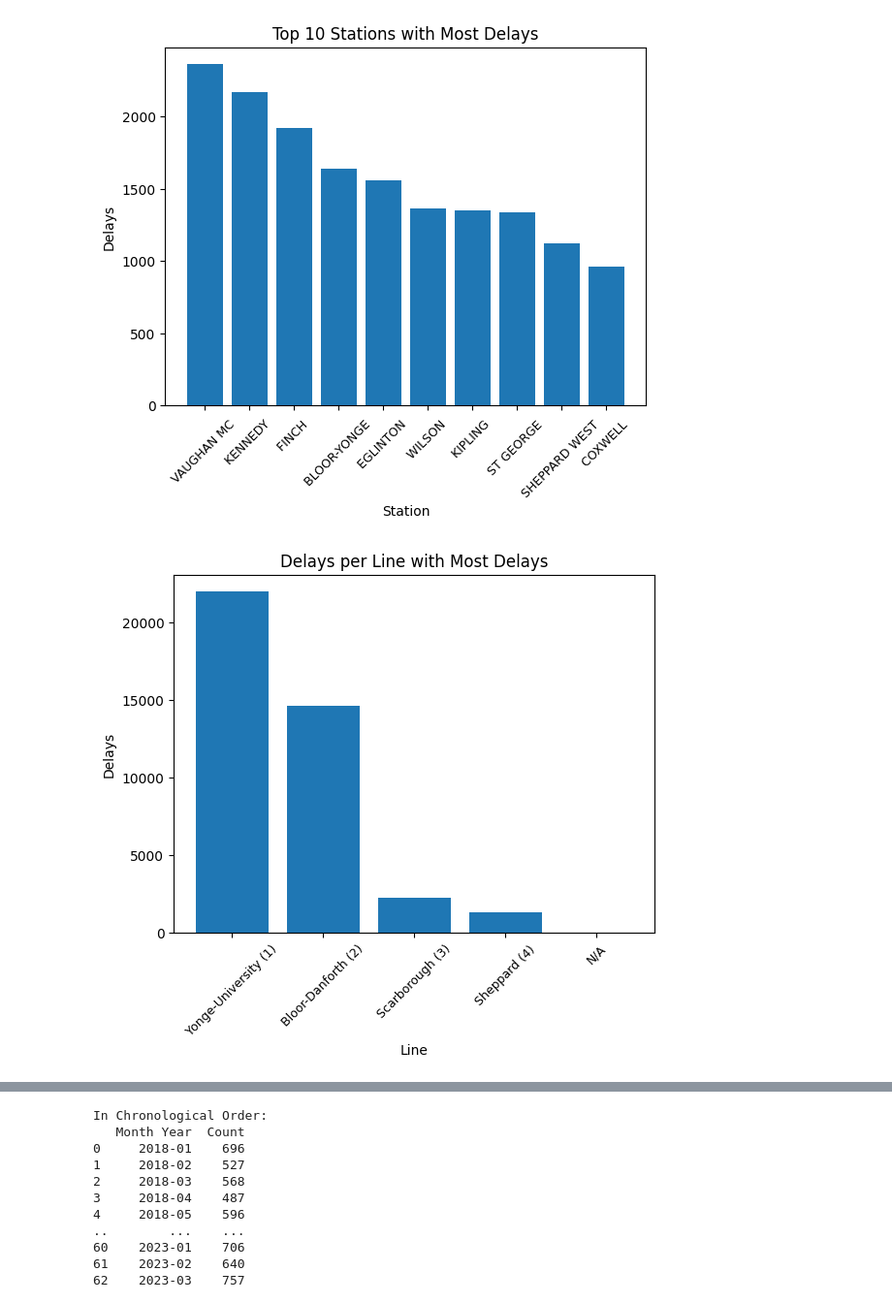
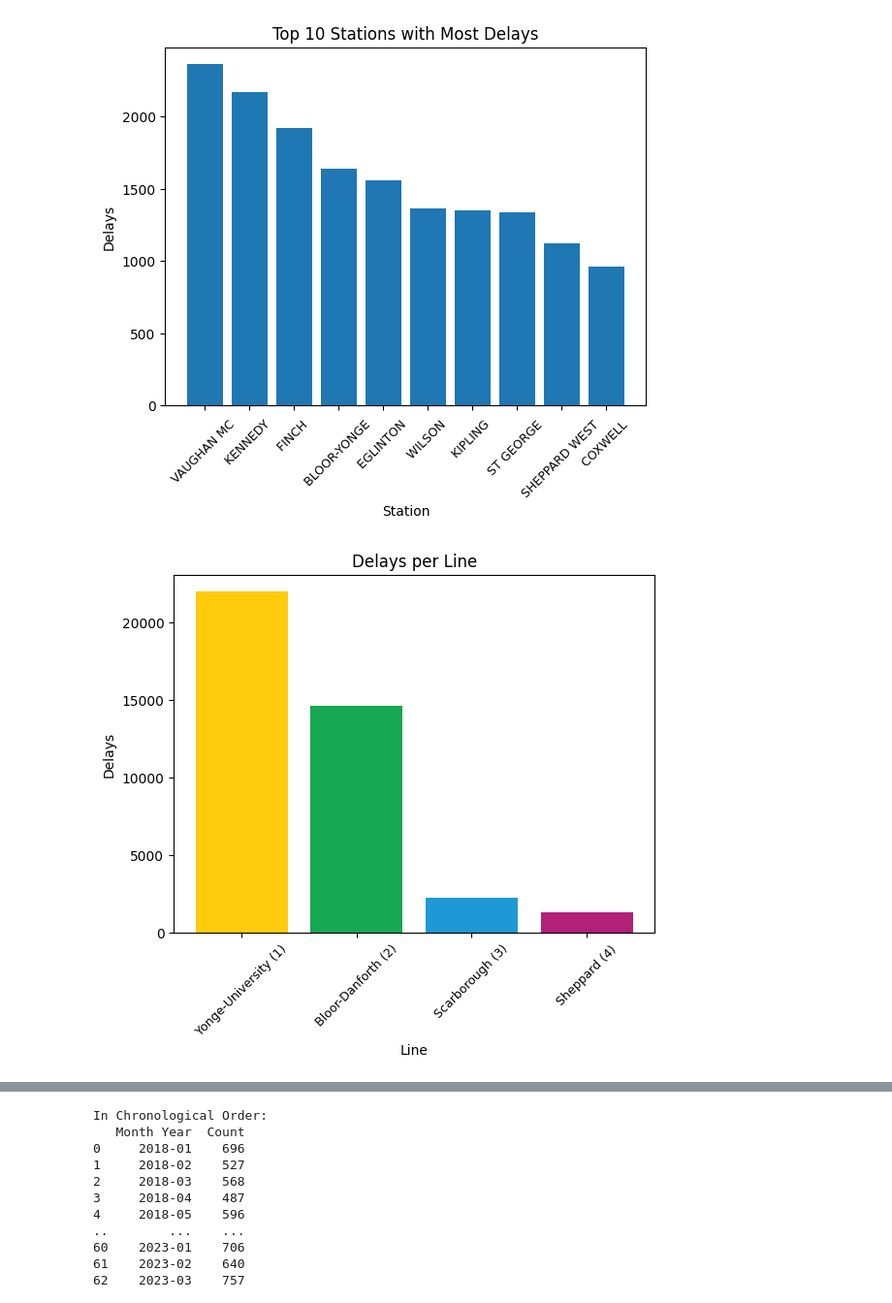
Before and after one commit to euan-nr/TTC-Incident-Reporting, a Jupyter notebook: TTC_Delays.ipynb, the cells around one changed output, grey strips where cells are left out. Shown at 97% size. Cells and saved outputs as stored; diff of their text form; code cells hidden in the pictures.

```diff
--- a/TTC_Delays.ipynb
+++ b/TTC_Delays.ipynb
@@ -45,8 +44,3 @@ APIError: ignored
-# %%
-#Use 2022 Data only - TEST BLOCK
-ttc2022 = gc.open_by_url('https://docs.google.com/spreadsheets/d/1cmAnAFmol51KvdVYvXWElBKGwpU8fUZtBIvTJxx5rmU/edit#gid=1839550723').sheet1
-values=ttc2022.get_all_values()
-df=pd.DataFrame(values[1:],columns=values[0])
 # %%
 #Convert data to workable types
 df['Datetime']=pd.to_datetime(df['Date']+' '+df['Time'])
@@ -114,20 +108,20 @@ df['Station'] = df['Station'].replace({
     'EGLINTON PSUDO STATION':'EGLINTON STATION',
     'KENNEDY SRT STATION':'KENNEDY STATION',
     'PIONEER VILLAGE STATIO': 'PIONEER VILLAGE STATION',
-    'SPADINA  STATION':'SPADINA STATION',
     'EGLINGTON STATION':'EGLINTON STATION',
     'YORK UNIVERSITY STATIO':'YORK UNIVERSITY STATION',
     'SCARBOROUGH CTR STATIO':'SCARBOROUGH CENTRAL STATION',
     'SCARB CTR STATION':'SCARBOROUGH CENTRAL STATION',
     'SCARBOROUGH CENTRE STA':'SCARBOROUGH CENTRAL STATION',
-    'YONGE  STATION':'BLOOR-YONGE STATION',
-    'ST GEORGE  STATION':'ST GEORGE STATION',
-    'KENNEDY  STATION': 'KENNEDY STATION',
 })
 df['Station'] = df['Station'].str.replace("QUEENS", "QUEEN'S", regex=False) #Correct naming of Queen's Park
 df['Station'] = df['Station'].str.replace(r"\b\w+\sTO\s(.+?\s)?STATION\b", "STATION", regex=True) #Removing "TO X" before station
 df['Station'] = df['Station'].str.replace(r"\b(YU|BD|YUS)\b", "", regex=True) #Remove the line codes - redundant
 df['Station'] = df['Station'].str.replace('SHEPPARD STATION','SHEPPARD-YONGE STATION')
+df['Station'] = df['Station'].str.replace('KENNEDY  STATION','KENNEDY STATION')
+df['Station'] = df['Station'].str.replace('YONGE  STATION','BLOOR-YONGE STATION')
+df['Station'] = df['Station'].str.replace('ST GEORGE  STATION','ST GEORGE STATION')
+df['Station'] = df['Station'].str.replace('SPADINA  STATION','SPADINA STATION')
 # %%
 #Filter for all incidents which occured at a station
 df=df[df['Station'].str.contains('STATION',case=False)]
@@ -152,15 +164,10 @@ df['Line'] = df['Line'].replace({
     'SRT' : 'Scarborough (3)',
     'YU' : 'Yonge-University (1)',
     'YU/BD' : 'Yonge-University (1)',
-    "": "N/A"
+    '':'N/A'
 })
-colour_mapping = {
-    'Bloor-Danforth (2)': '16A753',
-    'Sheppard (4)': 'B32078',
-    'Scarborough (3)':'1F99D5',
-    'Yonge-University (1)':'FFCB0C',
-}
-df['Colour']=df['Line'].map(colour_mapping)
+#df['Line'] = df['Line'].replace('',np.nan,inplace=True)
+df = df[df['Line'] != 'N/A']
 # %%
 #Check lines
 def linecounter(df):
@@ -215,18 +221,25 @@ stationdelays(df,'Top 10 Stations with Most Delays')
 # %%
 def linedelays(df,title):
   line_list=df["Line"].unique().tolist()
   line_counts=df['Line'].value_counts().sort_index()
-  sort_line=line_counts.sort_values(ascending=False).head(10) #sort lines by delay time
-  df_linecounts = pd.DataFrame({'Station': sort_line.index, 'Count': sort_line.values})
-  plt.bar(df_linecounts['Station'], df_linecounts['Count'])
+  colour_mapping = {
+    'Bloor-Danforth (2)': '#16A753',
+    'Sheppard (4)': '#B32078',
+    'Scarborough (3)':'#1F99D5',
+    'Yonge-University (1)':'#FFCB0C',
+  }
+  sort_line=line_counts.sort_values(ascending=False) #sort lines by delay time
+  df_linecounts = pd.DataFrame({'Line': sort_line.index, 'Count': sort_line.values})
+  df_linecounts['Colour']=df_linecounts['Line'].map(colour_mapping)
+  plt.bar(df_linecounts['Line'], df_linecounts['Count'],color=df_linecounts['Colour'])
   plt.xlabel('Line')
   plt.ylabel('Delays')
   plt.title(title)
   plt.xticks(fontsize=9,rotation=45)
   plt.show()
-linedelays(df,'Delays per Line with Most Delays')
+linedelays(df,'Delays per Line')
 # %% [output]
-[figure, old version]
+[figure, new version]
 # %%
 #Total delay time over stations
 station_delay_sum = df.groupby('Station')['Min Delay'].sum().reset_index()
```
Also changed, not shown: parts of 9 cells of this notebook.
